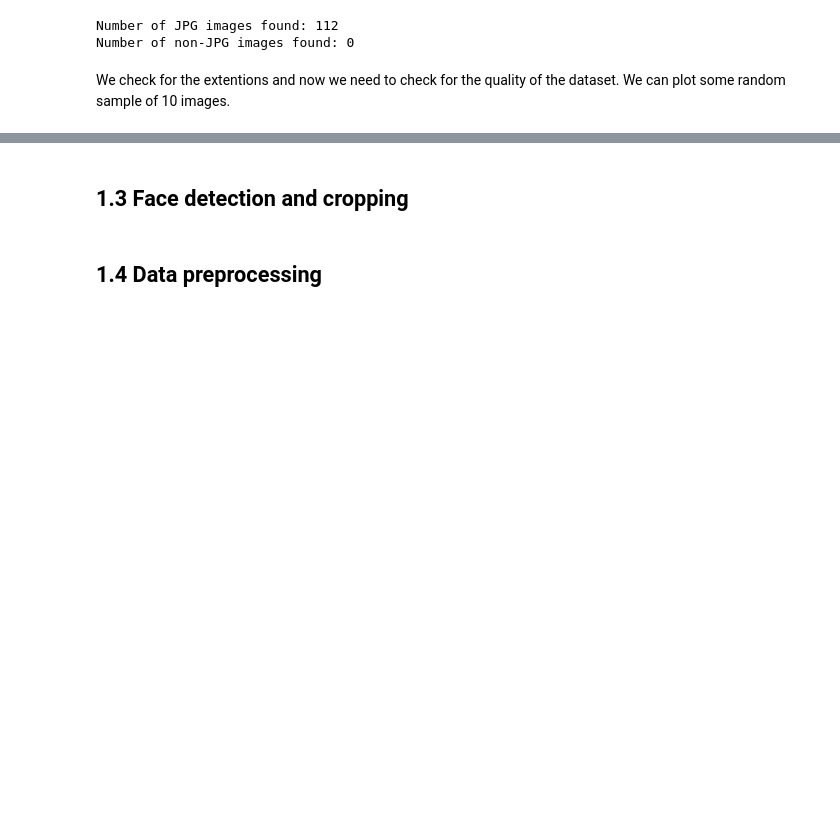
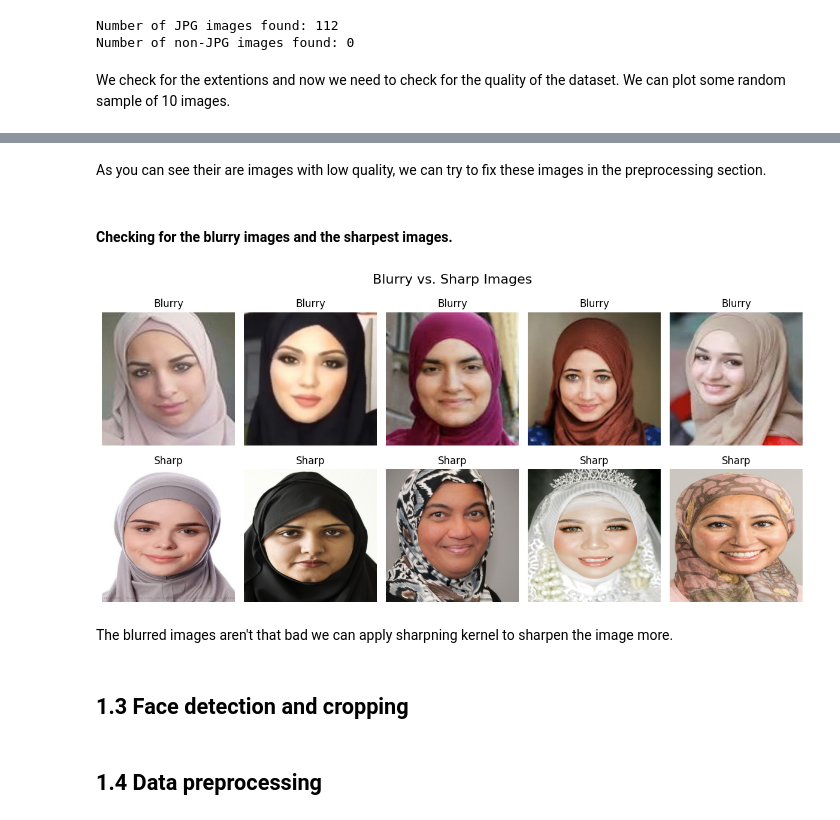
Before and after one commit to Seif-Elkerdany/Attendance_System, a Jupyter notebook: modeling/EDA/exploration-data-analysis.ipynb, the cells around one changed output, grey strips where cells are left out. Drawn from its saved outputs; the diff is of its cells as text; code cells hidden in the pictures; blank space fills up the shorter version.

```diff
--- a/modeling/EDA/exploration-data-analysis.ipynb
+++ b/modeling/EDA/exploration-data-analysis.ipynb
@@ -46,0 +51,10 @@ We check for the extentions and now we need to check for the quality of the data
+# %% [markdown]
+As you can see their are images with low quality, we can try to fix these images in the preprocessing section.
+# %% [markdown]
+#### Checking for the blurry images and the sharpest images.
+# %%
+datacleaner.check_blur_in_folder(HIJAB_PATH)
+# %% [output]
+[figure, added]
+# %% [markdown]
+The blurred images aren't that bad we can apply sharpning kernel to sharpen the image more.
```
Also changed, not shown: parts of 2 cells of this notebook, 1 other file.
